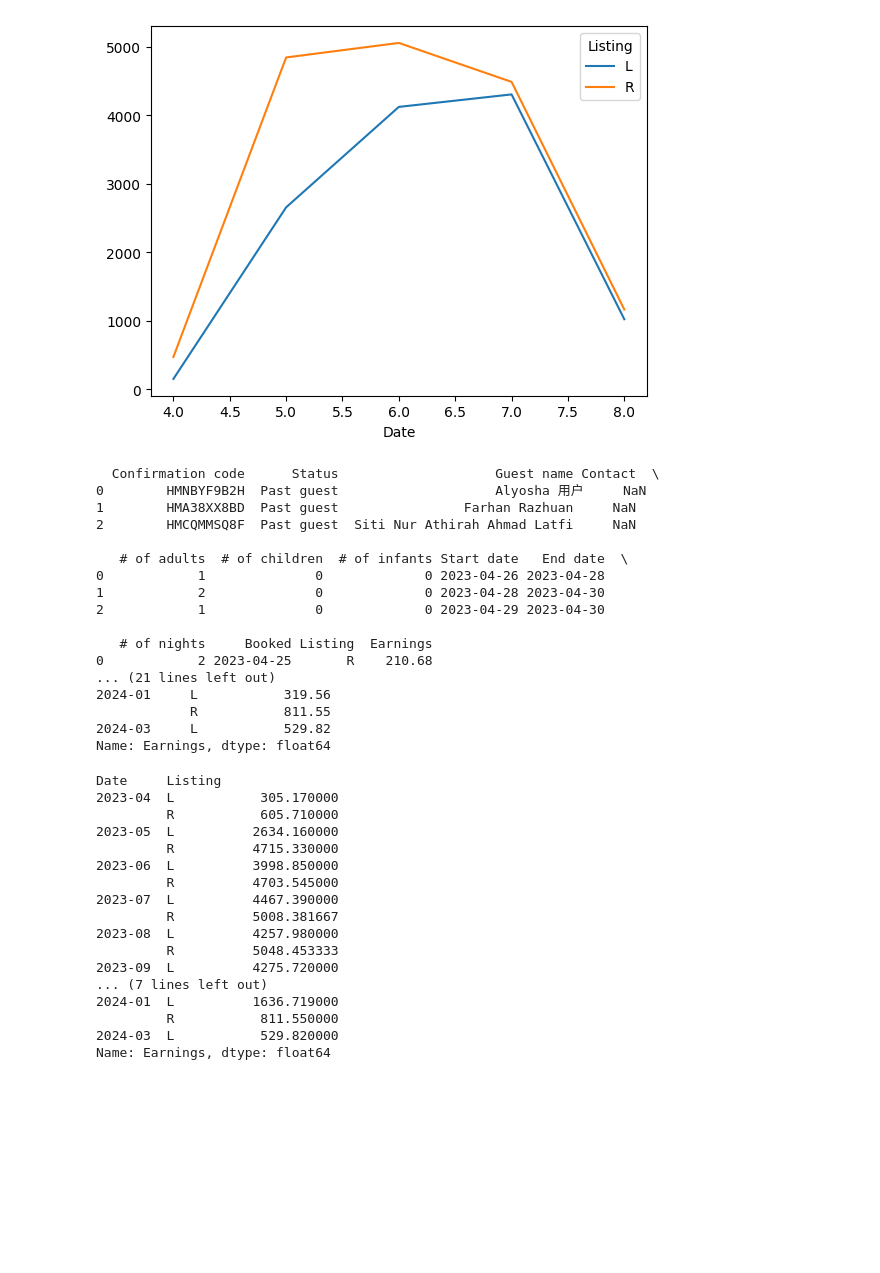
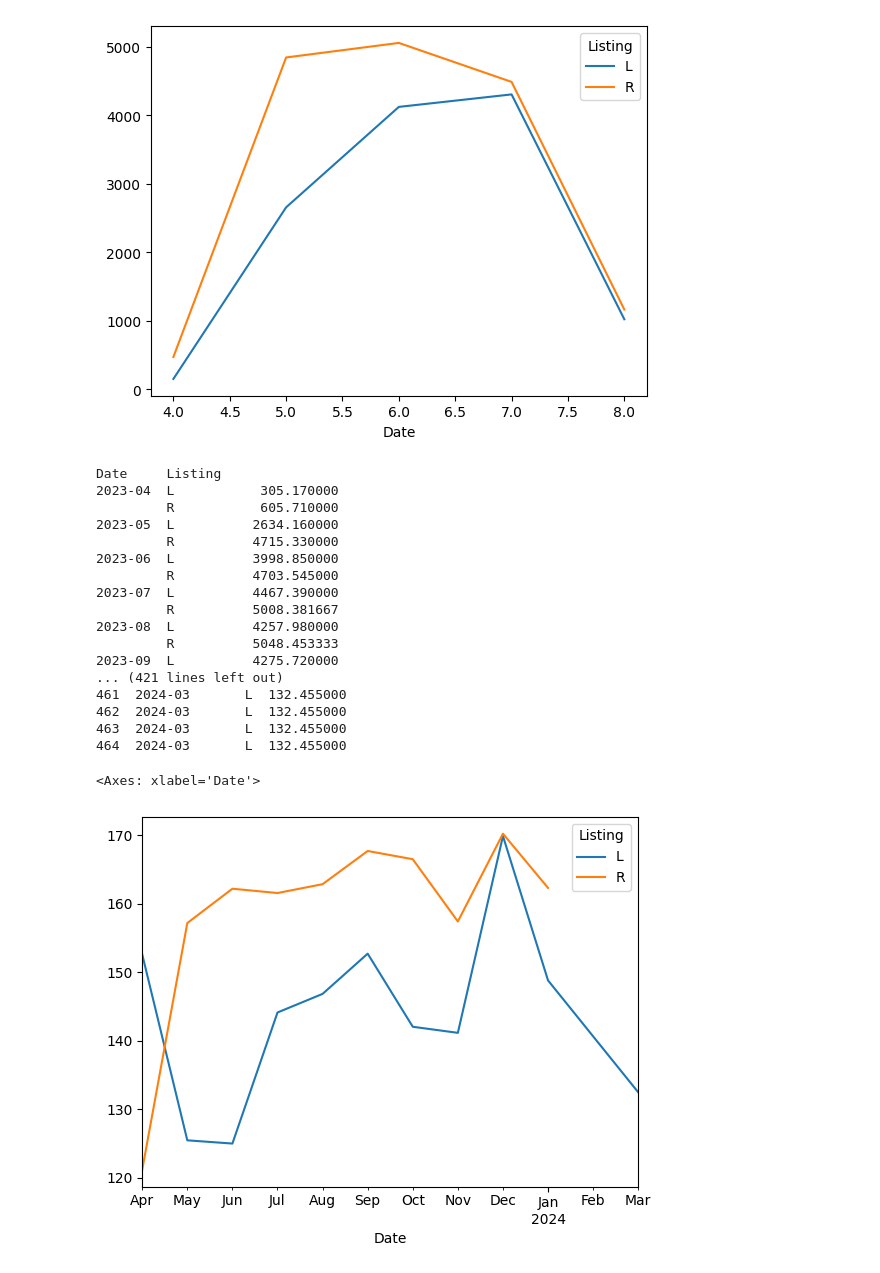
Before and after one commit to lhwong/airbnb-analytics, a Jupyter notebook: paidout.ipynb, the cells around one changed output. Saved outputs shown, nothing was run; the diff lists cells and outputs as text; code cells hidden in the pictures; blank space fills up the shorter version.

```diff
--- a/paidout.ipynb
+++ b/paidout.ipynb
@@ -106,75 +106,73 @@ df = pd.concat(frames, ignore_index=True)
 df.loc[df["Listing"] == "Level35 Ceylonz Suites overlooking KLCC, KL Tower", "Listing"] = 'R'
 df.loc[df["Listing"] == "Level 35 Ceylonz Suites overlooking KLCC, KL Tower", "Listing"] = 'L'
 
+
+
 df["Earnings"] = df["Earnings"].apply(lambda x: sub(r'[^\d.]', '', x))
 
 df['Earnings'] = df['Earnings'].astype(float)
 
-print(df.head(3))
+#df = dfi[dfi['Earnings'] > 0]
+#print(df)
+#print(df.head(15))
 
-earnings = df.groupby([df['Start date'].dt.to_period('M'), 'Listing'])['Earnings'].sum()
+#earnings = df.groupby([df['Start date'].dt.to_period('M'), 'Listing'])['Earnings'].sum()
 
-print(earnings)
+#print(earnings)
 
 cols = ['Date', 'Listing', 'Earnings']
 lst = []
 for ind in range(len(df)):
   for y in range(df['# of nights'][ind]) :
     date = df['Start date'][ind] + datetime.timedelta(days=y)
     lst.append([date.to_period('M'), df['Listing'][ind], df['Earnings'][ind]/df['# of nights'][ind]])
 
 data = pd.DataFrame(lst, columns=cols)
 
 dataL = data.loc[(data['Earnings'] > 0) & (data['Listing'] == 'L')]
 
 
 #with pd.option_context('display.max_rows', None):
 #  display(dataL)
 
 dataR = data.loc[(data['Earnings'] > 0) & (data['Listing'] == 'R')]
 
 
 #with pd.option_context('display.max_rows', None):
 #  display(dataR)
 
+data = data.loc[(data['Earnings'] > 0)]
 
-data.groupby(['Date', 'Listing'])['Earnings'].sum()
+earnings = data.groupby(['Date', 'Listing'])['Earnings'].sum()
+print(earnings)
+
+with pd.option_context('display.max_rows', None):
+   print(data)
+
+pd.pivot_table(data.reset_index(),
+               index='Date', columns='Listing', values='Earnings'
+              ).plot(legend=True)
 
 
 #for ind in range(len(df)):
 #    print(df['Start date'][ind], df['End date'][ind], df['# of nights'][ind])
 # %% [output]
-  Confirmation code      Status                    Guest name Contact  \
-0        HMNBYF9B2H  Past guest                    Alyosha 用户     NaN
-1        HMA38XX8BD  Past guest                Farhan Razhuan     NaN
-2        HMCQMMSQ8F  Past guest  Siti Nur Athirah Ahmad Latfi     NaN
-
-   # of adults  # of children  # of infants Start date   End date  \
-0            1              0             0 2023-04-26 2023-04-28
-1            2              0             0 2023-04-28 2023-04-30
-2            1              0             0 2023-04-29 2023-04-30
-
-   # of nights     Booked Listing  Earnings
-0            2 2023-04-25       R    210.68
-... (21 lines left out)
-2024-01     L           319.56
-            R           811.55
-2024-03     L           529.82
-Name: Earnings, dtype: float64
+Date     Listing
+2023-04  L           305.170000
+         R           605.710000
+2023-05  L          2634.160000
+         R          4715.330000
+2023-06  L          3998.850000
+         R          4703.545000
+2023-07  L          4467.390000
+         R          5008.381667
+2023-08  L          4257.980000
+         R          5048.453333
+2023-09  L          4275.720000
+... (421 lines left out)
+461  2024-03       L  132.455000
+462  2024-03       L  132.455000
+463  2024-03       L  132.455000
+464  2024-03       L  132.455000
-Date     Listing
-2023-04  L           305.170000
-         R           605.710000
-2023-05  L          2634.160000
-         R          4715.330000
-2023-06  L          3998.850000
-         R          4703.545000
-2023-07  L          4467.390000
-         R          5008.381667
-2023-08  L          4257.980000
-         R          5048.453333
-2023-09  L          4275.720000
-... (7 lines left out)
-2024-01  L          1636.719000
-         R           811.550000
-2024-03  L           529.820000
-Name: Earnings, dtype: float64
+<Axes: xlabel='Date'>
+[figure, added]
```
